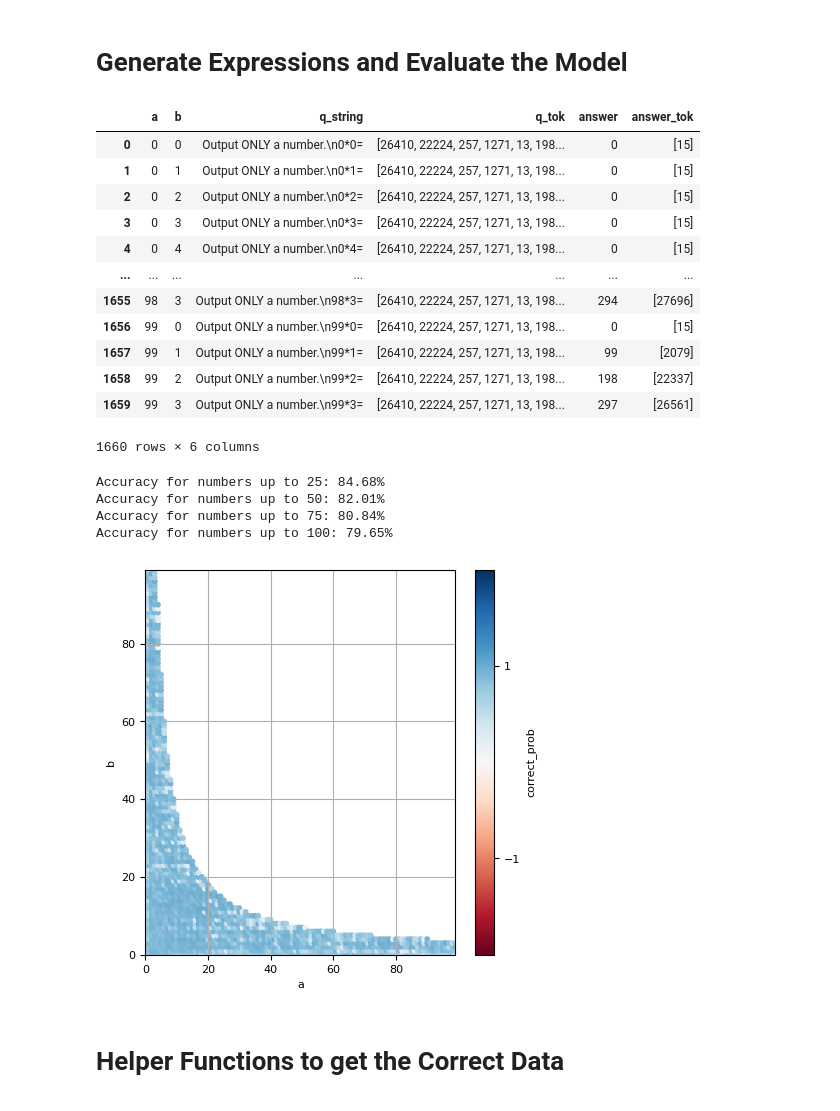
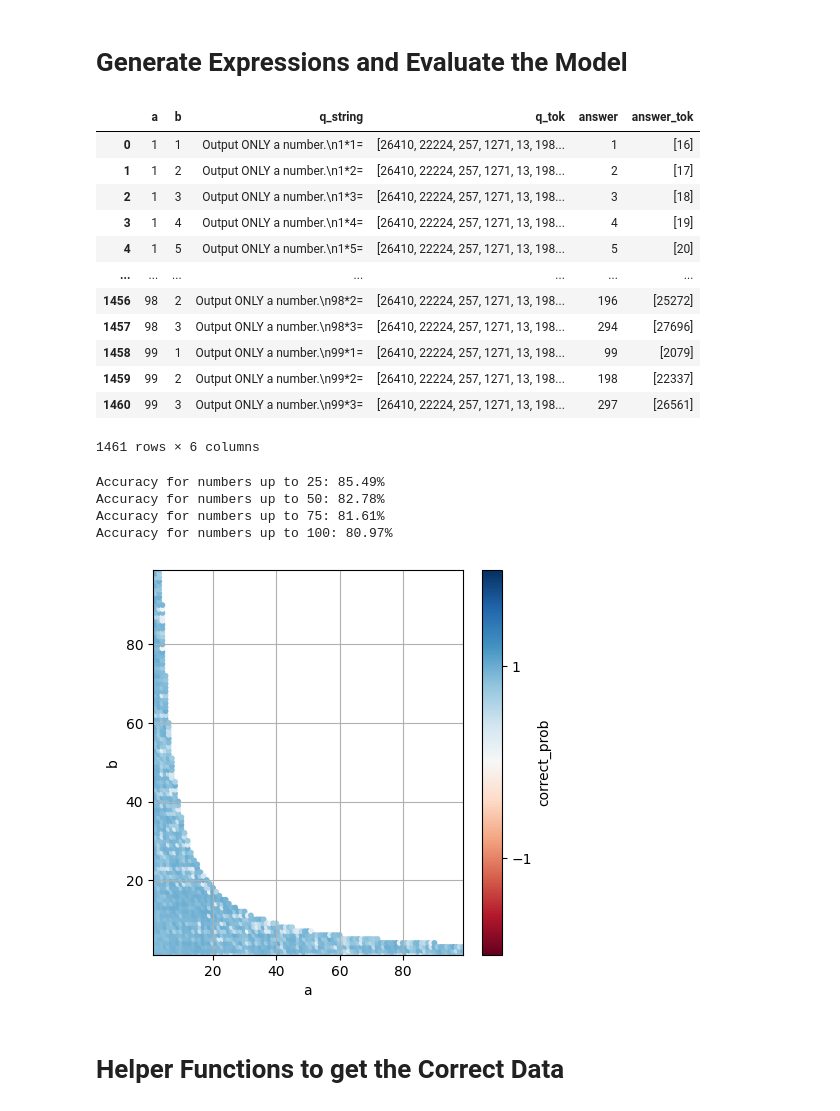
Before and after one commit to BorisTheBrave/llm-addition-takehome, a Jupyter notebook: llm-addition/experimentation/helix_fitting.ipynb, the cells around one changed output. Drawn from its saved outputs; the diff is of its cells as text; code cells hidden in the pictures.

```diff
--- a/llm-addition/experimentation/helix_fitting.ipynb
+++ b/llm-addition/experimentation/helix_fitting.ipynb
@@ -22,6 +22,11 @@ MAX_INT_TOKEN = {
 }
 OPERATION = 'multiplication'
 assert OPERATION in ['addition', 'multiplication']
+mina = 0 if OPERATION == 'addition' else 1
+if OPERATION == 'multiplication':
+    op = "*"
+else:
+    op = "+"
 # %% [markdown]
 # Load the model
 # %%
@@ -40,16 +45,12 @@ Some weights of the model checkpoint at EleutherAI/gpt-j-6B were not used when i
 # Generate Expressions and Evaluate the Model
 # %%
 np.random.seed(42)
-def gen_math(mina = 0, maxa = 99):
+def gen_math(mina = mina, maxa = 99):
     """Generates the questions and expected answers for the addition problem"""
     data = []
     with torch.no_grad():
         for a in tqdm(range(mina, maxa + 1)):
             for b in range(mina, maxa + 1):
-                if OPERATION == 'multiplication':
-                    op = "*"
-                else:
-                    op = "+"
                 if MODEL_NAME == 'gpt-j-6B':
                     q_string = f'Output ONLY a number.\n{a}{op}{b}='
                 elif MODEL_NAME == 'Llama-3.1-8B':
@@ -81,24 +82,24 @@ def gen_math(mina = 0, maxa = 99):
 
 
 #evaluate_math(mina = 0, maxa = 500)
-gen_math(mina = 0, maxa = 99)
+gen_math(mina = mina, maxa = 99)
 #data = get_math_gen()
 # %% [output]
 |  | a | b | q_string | q_tok | answer | answer_tok |
-| 0 | 0 | 0 | Output ONLY a number.\n0*0= | [26410, 22224, 257, 1271, 13, 198... | 0 | [15] |
-| 1 | 0 | 1 | Output ONLY a number.\n0*1= | [26410, 22224, 257, 1271, 13, 198... | 0 | [15] |
-| 2 | 0 | 2 | Output ONLY a number.\n0*2= | [26410, 22224, 257, 1271, 13, 198... | 0 | [15] |
-| 3 | 0 | 3 | Output ONLY a number.\n0*3= | [26410, 22224, 257, 1271, 13, 198... | 0 | [15] |
-| 4 | 0 | 4 | Output ONLY a number.\n0*4= | [26410, 22224, 257, 1271, 13, 198... | 0 | [15] |
+| 0 | 1 | 1 | Output ONLY a number.\n1*1= | [26410, 22224, 257, 1271, 13, 198... | 1 | [16] |
+| 1 | 1 | 2 | Output ONLY a number.\n1*2= | [26410, 22224, 257, 1271, 13, 198... | 2 | [17] |
+| 2 | 1 | 3 | Output ONLY a number.\n1*3= | [26410, 22224, 257, 1271, 13, 198... | 3 | [18] |
+| 3 | 1 | 4 | Output ONLY a number.\n1*4= | [26410, 22224, 257, 1271, 13, 198... | 4 | [19] |
+| 4 | 1 | 5 | Output ONLY a number.\n1*5= | [26410, 22224, 257, 1271, 13, 198... | 5 | [20] |
 | ... | ... | ... | ... | ... | ... | ... |
-| 1655 | 98 | 3 | Output ONLY a number.\n98*3= | [26410, 22224, 257, 1271, 13, 198... | 294 | [27696] |
-| 1656 | 99 | 0 | Output ONLY a number.\n99*0= | [26410, 22224, 257, 1271, 13, 198... | 0 | [15] |
-| 1657 | 99 | 1 | Output ONLY a number.\n99*1= | [26410, 22224, 257, 1271, 13, 198... | 99 | [2079] |
-| 1658 | 99 | 2 | Output ONLY a number.\n99*2= | [26410, 22224, 257, 1271, 13, 198... | 198 | [22337] |
-| 1659 | 99 | 3 | Output ONLY a number.\n99*3= | [26410, 22224, 257, 1271, 13, 198... | 297 | [26561] |
+| 1456 | 98 | 2 | Output ONLY a number.\n98*2= | [26410, 22224, 257, 1271, 13, 198... | 196 | [25272] |
+| 1457 | 98 | 3 | Output ONLY a number.\n98*3= | [26410, 22224, 257, 1271, 13, 198... | 294 | [27696] |
+| 1458 | 99 | 1 | Output ONLY a number.\n99*1= | [26410, 22224, 257, 1271, 13, 198... | 99 | [2079] |
+| 1459 | 99 | 2 | Output ONLY a number.\n99*2= | [26410, 22224, 257, 1271, 13, 198... | 198 | [22337] |
+| 1460 | 99 | 3 | Output ONLY a number.\n99*3= | [26410, 22224, 257, 1271, 13, 198... | 297 | [26561] |
-1660 rows × 6 columns
+1461 rows × 6 columns
 # %%
-def evaluate_math(mina = 0, maxa = 99, verbose = False, batch_size = 100):
+def evaluate_math(mina = mina, maxa = 99, verbose = False, batch_size = 100):
     """Evaluates the model on the addition problem, and just record if it was correct or not (per batch)."""
     df = pd.read_pickle(f'data_{OPERATION}/gen_math/data_{OPERATION}_{mina}_{maxa}_{MODEL_NAME}.pkl')
     #df = df.sample(n=15, random_state=42)
@@ -141,40 +142,40 @@ def evaluate_math(mina = 0, maxa = 99, verbose = False, batch_size = 100):
     df.to_pickle(f'data_{OPERATION}/gen_math/data_{OPERATION}_correct_{mina}_{maxa}_{MODEL_NAME}.pkl')
     return np.mean(corrects)
 
-def plot_math_results(mina = 0, maxa = 99):
+def plot_math_results(mina = mina, maxa = 99):
     model_name = MODEL_NAME
     df = pd.read_pickle(f'data_{OPERATION}/gen_math/data_{OPERATION}_correct_{mina}_{maxa}_{MODEL_NAME}.pkl')
 
     plot_type = 'correct_prob'#'correct'
 
     # Print accuracies for different ranges
     for max_val in [25, 50, 75, 100]:
         filtered_df = df[(df['a'] <= max_val) & (df['b'] <= max_val)]
         acc = 100 * np.mean(filtered_df[plot_type])
         print(f"Accuracy for numbers up to {max_val}: {acc:.2f}%")
 
     plt.figure(figsize=(5, 5))
     # Create a scatter plot
     scatter = plt.scatter(df['a'], df['b'], c=df[plot_type].replace({1: 1, 0: -1}), cmap='RdBu', s=10, vmin = -2, vmax = 2)
     # Add colorbar
     plt.colorbar(scatter, ticks=[-1, 1], label=plot_type)
     # plt.title(f'{model_name} Results on a+b= (Blue if correct)\n{100*np.mean(df['correct']):.2f}% Correct')
     plt.xlabel('a')
     plt.ylabel('b')
     plt.xlim(mina, maxa)
     plt.ylim(mina, maxa)
     plt.grid(True)
     plt.show()
 
 
-evaluate_math(mina = 0, maxa = 99, verbose = False)
+evaluate_math(mina = mina, maxa = 99, verbose = False)
 plot_math_results()
 # %% [output]
-Accuracy for numbers up to 25: 84.68%
-Accuracy for numbers up to 50: 82.01%
-Accuracy for numbers up to 75: 80.84%
-Accuracy for numbers up to 100: 79.65%
+Accuracy for numbers up to 25: 85.49%
+Accuracy for numbers up to 50: 82.78%
+Accuracy for numbers up to 75: 81.61%
+Accuracy for numbers up to 100: 80.97%
-[figure, old version]
+[figure, new version]
 # %% [markdown]
 # Helper Functions to get the Correct Data
 # %%
```
Also changed, not shown: parts of 15 cells of this notebook.
